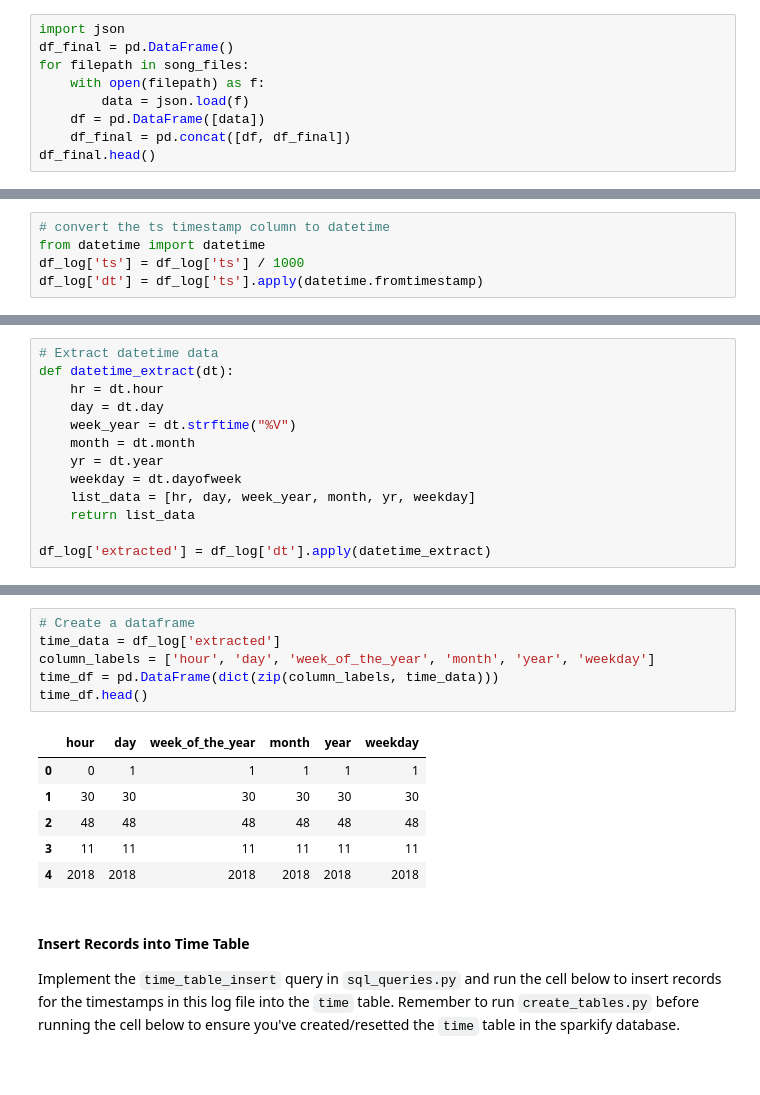
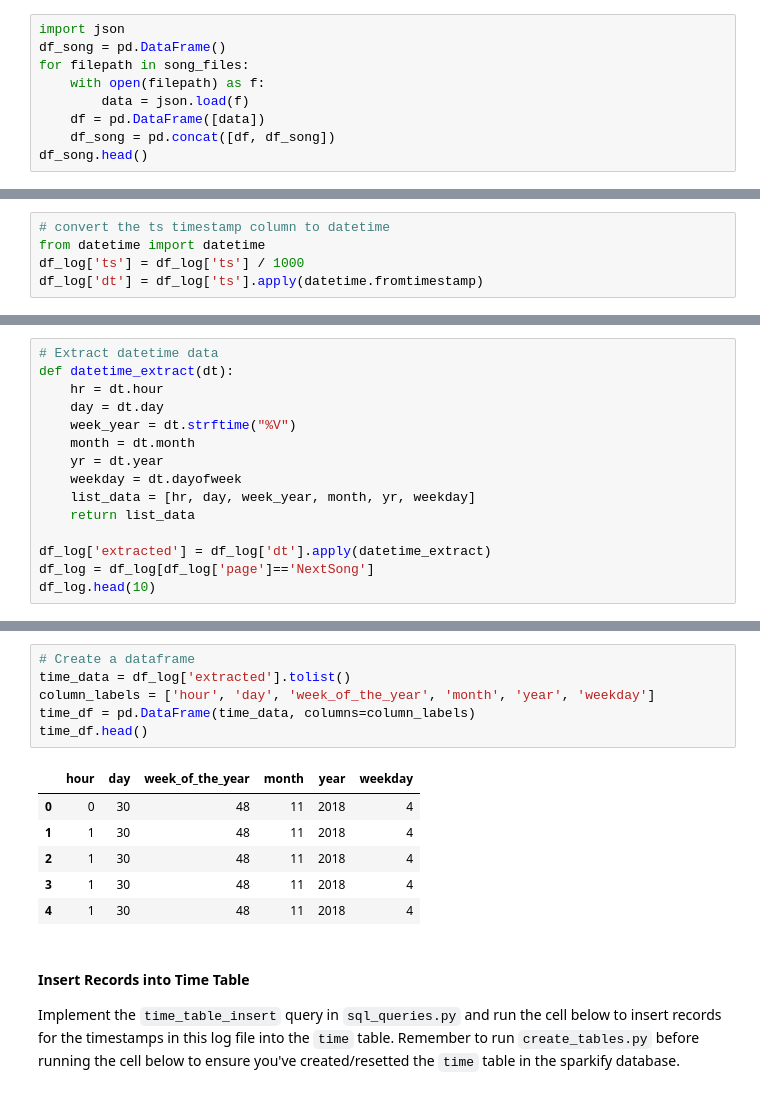
Before and after one commit to jaeseongpark91/data-modeling-with-postgres, a Jupyter notebook: etl.ipynb, the cells around one changed output, grey strips where cells are left out. Saved outputs shown, nothing was run; the diff lists cells and outputs as text.

```diff
--- a/etl.ipynb
+++ b/etl.ipynb
@@ -31,13 +31,13 @@ Let's perform ETL on a single song file and load a single record into each table
 song_files = get_files("data/song_data")
 # %%
 import json
-df_final = pd.DataFrame()
+df_song = pd.DataFrame()
 for filepath in song_files:
     with open(filepath) as f:
         data = json.load(f)
     df = pd.DataFrame([data])
-    df_final = pd.concat([df, df_final])
-df_final.head()
+    df_song = pd.concat([df, df_song])
+df_song.head()
 # %% [output]
 |  | artist_id | artist_latitude | artist_location | artist_longitude | artist_name | duration | num_songs | ... |
 | 0 | AREVWGE1187B9B890A | -13.442 | Noci (BA) | -41.9952 | Bitter End | 282.43546 | 1 | ... |
@@ -158,3 +138,5 @@ def datetime_extract(dt):
     return list_data
 
 df_log['extracted'] = df_log['dt'].apply(datetime_extract)
+df_log = df_log[df_log['page']=='NextSong']
+df_log.head(10)
@@ -170,16 +155,16 @@ df_log.head()
 # %%
 # Create a dataframe
-time_data = df_log['extracted']
+time_data = df_log['extracted'].tolist()
 column_labels = ['hour', 'day', 'week_of_the_year', 'month', 'year', 'weekday']
-time_df = pd.DataFrame(dict(zip(column_labels, time_data)))
+time_df = pd.DataFrame(time_data, columns=column_labels)
 time_df.head()
 # %% [output]
 |  | hour | day | week_of_the_year | month | year | weekday |
-| 0 | 0 | 1 | 1 | 1 | 1 | 1 |
-| 1 | 30 | 30 | 30 | 30 | 30 | 30 |
-| 2 | 48 | 48 | 48 | 48 | 48 | 48 |
-| 3 | 11 | 11 | 11 | 11 | 11 | 11 |
-| 4 | 2018 | 2018 | 2018 | 2018 | 2018 | 2018 |
+| 0 | 0 | 30 | 48 | 11 | 2018 | 4 |
+| 1 | 1 | 30 | 48 | 11 | 2018 | 4 |
+| 2 | 1 | 30 | 48 | 11 | 2018 | 4 |
+| 3 | 1 | 30 | 48 | 11 | 2018 | 4 |
+| 4 | 1 | 30 | 48 | 11 | 2018 | 4 |
 # %% [markdown]
 #### Insert Records into Time Table
 Implement the `time_table_insert` query in `sql_queries.py` and run the cell below to insert records for the timestamps in this log file into the `time` table. Remember to run `create_tables.py` before running the cell below to ensure you've created/resetted the `time` table in the sparkify database.
```
Also changed, not shown: parts of 8 cells of this notebook.
